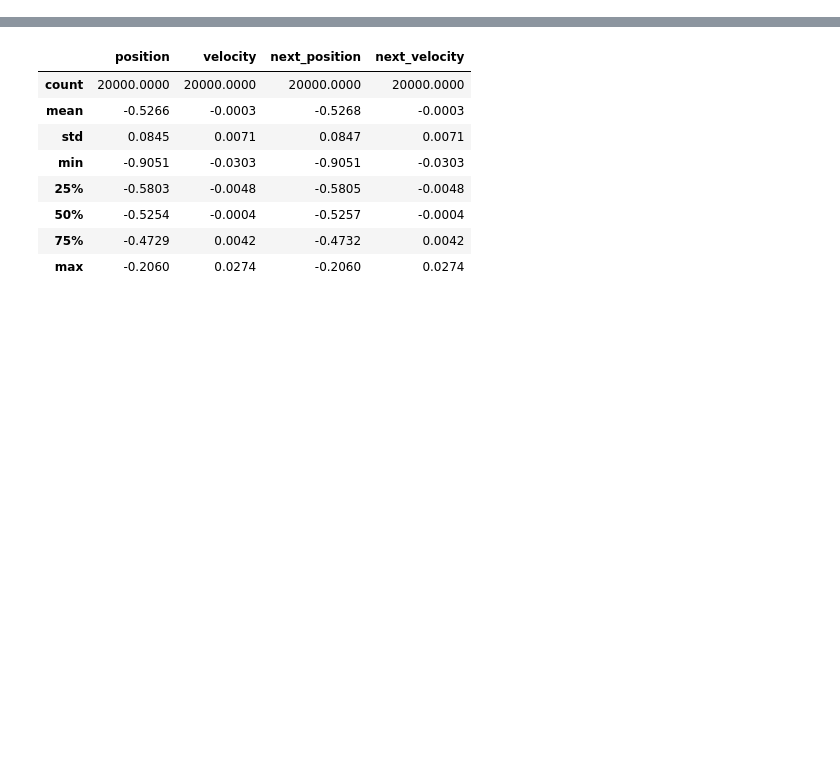
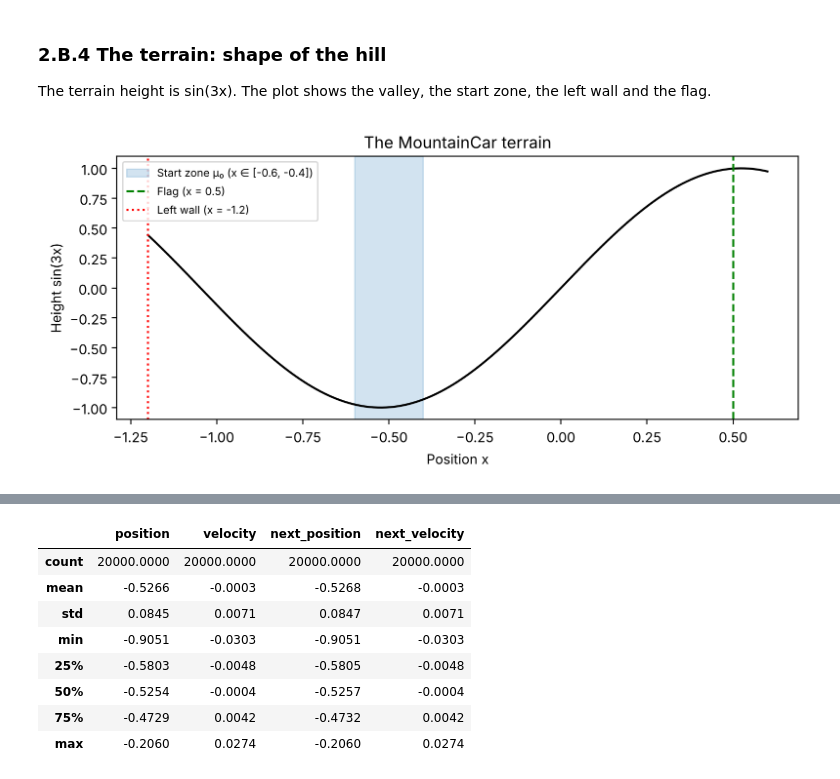
Before and after one commit to kawtheramri/AML_MountainCar, a Jupyter notebook: AML_MountainCar.ipynb, the cells around one changed output, grey strips where cells are left out. Drawn from its saved outputs; the diff is of its cells as text; code cells hidden in the pictures; blank space fills up the shorter version.

```diff
--- a/AML_MountainCar.ipynb
+++ b/AML_MountainCar.ipynb
@@ -618,0 +511,20 @@ dtype: object
+# %% [markdown]
+### 2.B.4 The terrain: shape of the hill
+
+The terrain height is sin(3x). The plot shows the valley, the start zone, the left wall and the flag.
+# %%
+x = np.linspace(ENV_CONST["min_position"], ENV_CONST["max_position"], 300)
+plt.figure(figsize=(9, 3.5))
+plt.plot(x, np.sin(3 * x), color="black")
+plt.axvspan(-0.6, -0.4, color="tab:blue", alpha=0.2, label="Start zone μ₀ (x ∈ [-0.6, -0.4])")
+plt.axvline(ENV_CONST["goal_position"], color="green", linestyle="--",
+            label=f"Flag (x = {ENV_CONST['goal_position']})")
+plt.axvline(ENV_CONST["min_position"], color="red", linestyle=":", label="Left wall (x = -1.2)")
+plt.xlabel("Position x")
+plt.ylabel("Height sin(3x)")
+plt.title("The MountainCar terrain")
+plt.legend(fontsize=8)
+plt.savefig("results/figures/terrain.png", dpi=150, bbox_inches="tight")
+plt.show()
+# %% [output]
+[figure, added]
```
Also changed, not shown: parts of 85 cells of this notebook.
